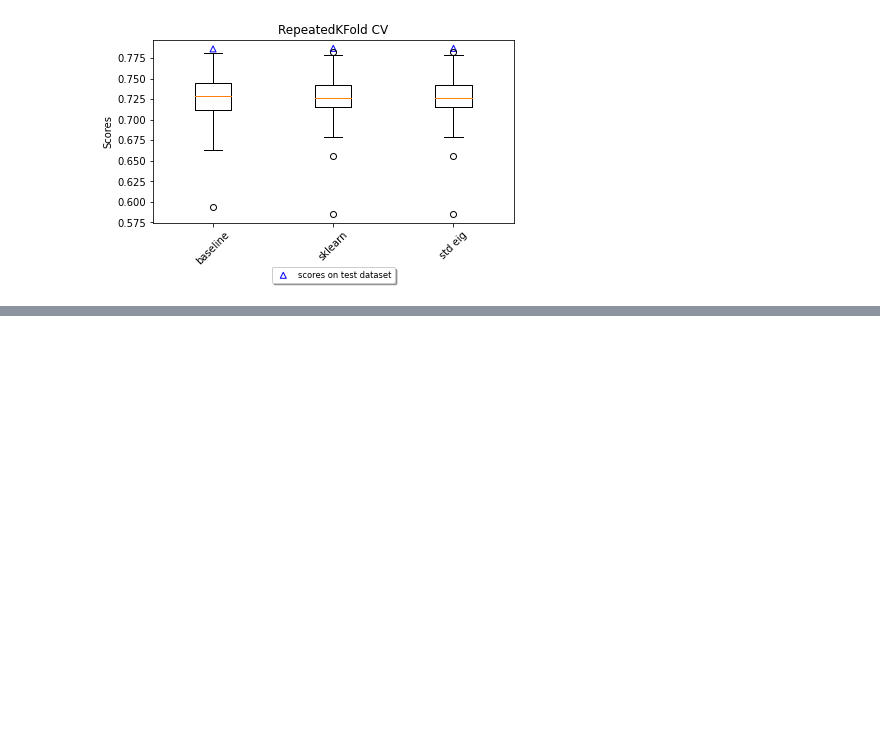
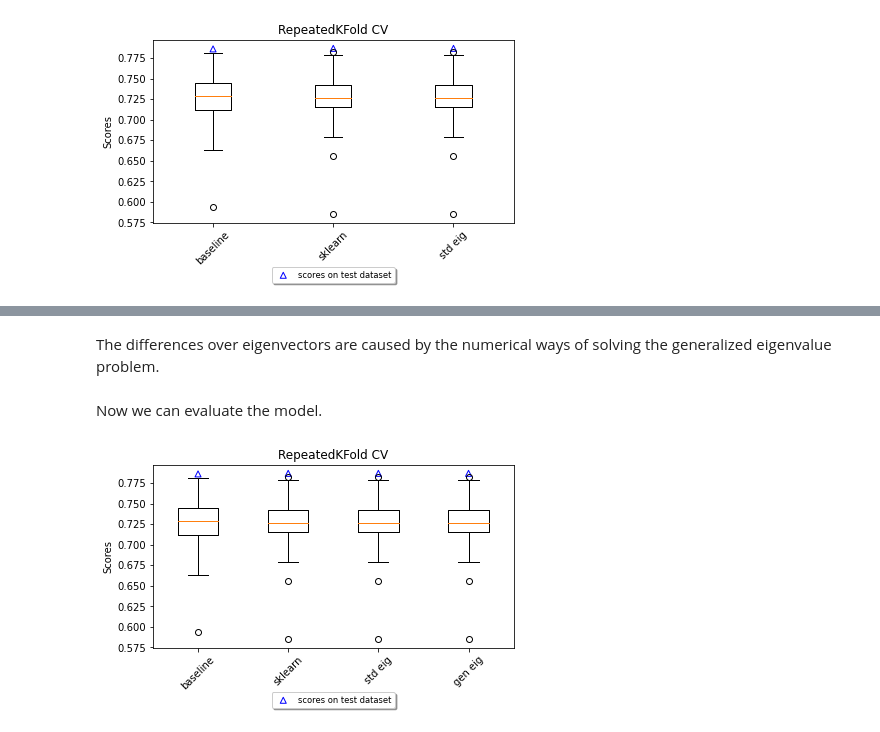
Before and after one commit to Chao8219/scikit_learn_showcase, a Jupyter notebook: jupyter_notebooks/CCA.ipynb, the cells around one changed output, grey strips where cells are left out. Drawn from its saved outputs; the diff is of its cells as text; code cells hidden in the pictures; blank space fills up the shorter version.

Commit message:
generalized eigenvalue problem added

```diff
--- a/jupyter_notebooks/CCA.ipynb
+++ b/jupyter_notebooks/CCA.ipynb
@@ -429,0 +496,3 @@ plt.tight_layout()
+# %%
+gen_eig_bunch = Bunch()
+gen_eig_bunch.name = 'gen eig'
@@ -429,0 +601,4 @@ plt.tight_layout()
+# %% [markdown]
+The differences over eigenvectors are caused by the numerical ways of solving the generalized eigenvalue problem.
+# %% [markdown]
+Now we can evaluate the model.
@@ -429,0 +662,67 @@ plt.tight_layout()
+# %%
+gen_eig_bunch.rkf = RepeatedKFold(n_splits=5, n_repeats=5, random_state=rs_num)
+gen_eig_bunch.n_components = sklearn_bunch.n_components
+# %%
+# cross-validate
+gen_eig_bunch.cv_scores = custom_cv(
+    gen_eig_bunch.rkf, X_train, Y_train,
+    gen_eig_cca_fit_n_score,
+    gen_eig_bunch.n_components
+)
+
+# also evaluate them manually
+gen_eig_bunch.eval_score = gen_eig_cca_fit_n_score(
+    X_train, X_test, Y_train, Y_test,
+    gen_eig_bunch.n_components
+)
+# %%
+# put everything in one list
+bunch_list = [
+    baseline_bunch,
+    sklearn_bunch,
+    std_eig_bunch,
+    gen_eig_bunch
+]
+
+# visualize model evaluation
+viz_labels = []
+viz_boxplots = []
+viz_eval_scores = []
+viz_eval_scores_pos = []
+
+for i, bunch in enumerate(bunch_list):
+    viz_labels.append(bunch.name)
+    viz_boxplots.append(bunch.cv_scores)
+    viz_eval_scores.append(bunch.eval_score)
+    viz_eval_scores_pos.append(i+1)
+
+# visualization
+fig, ax = plt.subplots()
+
+ax.boxplot(
+    viz_boxplots,
+    labels=viz_labels
+)
+ax.scatter(
+    viz_eval_scores_pos,
+    viz_eval_scores,
+    fc='none',
+    ec='blue',
+    marker='^',
+    label='scores on test dataset'
+)
+
+ax.set(ylabel='Scores', title='RepeatedKFold CV')
+ax.set_xticklabels(viz_labels, rotation=45)
+ax.legend(
+    loc='upper center',
+    bbox_to_anchor=(0.5, -0.22),
+    fancybox=True,
+    shadow=True,
+    ncol=2,
+    fontsize='small'
+)
+
+plt.tight_layout()
+# %% [output]
+[figure, added]
```
Also changed, not shown: parts of 24 cells of this notebook.
